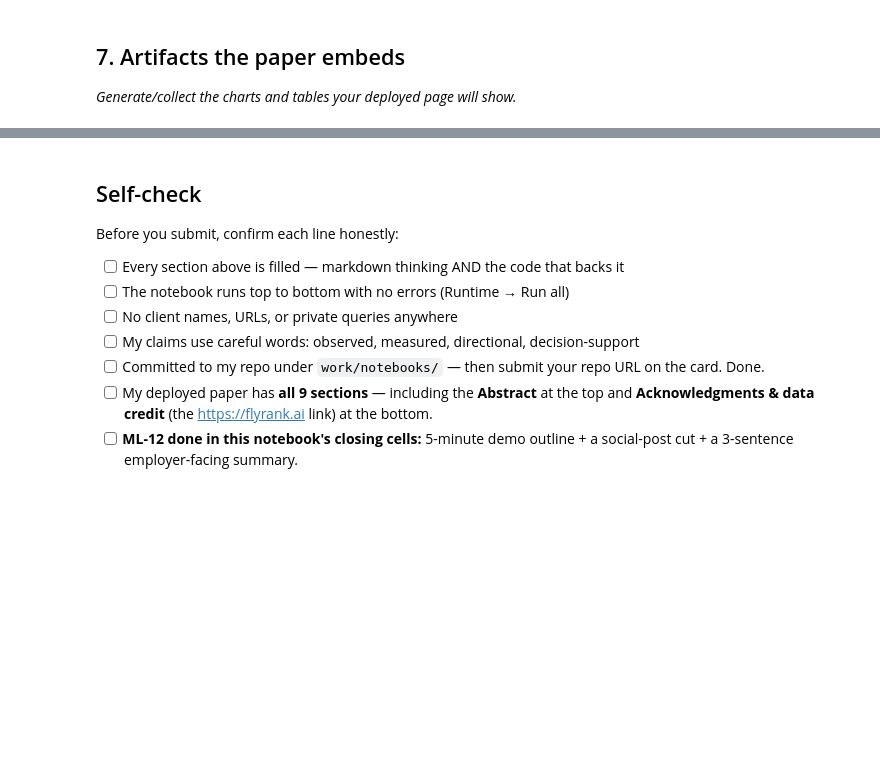
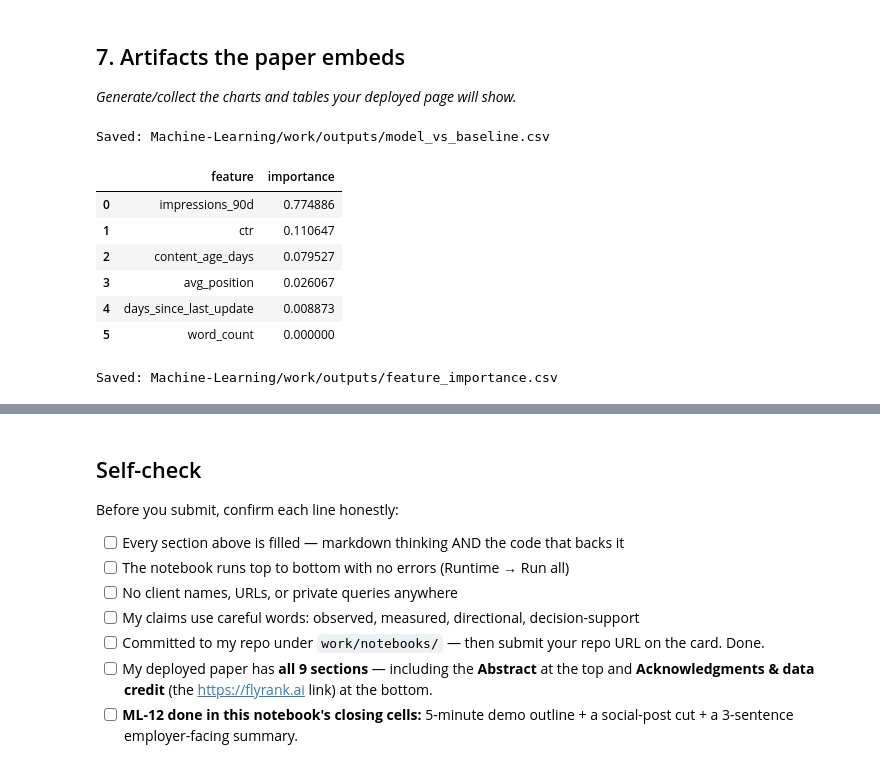
Before and after one commit to SriKeerthi16-b/Machine-Learning, a Jupyter notebook: work/notebooks/capstone.ipynb, the cells around one changed output, grey strips where cells are left out. Drawn from its saved outputs; the diff is of its cells as text; code cells hidden in the pictures; blank space fills up the shorter version.

```diff
--- a/work/notebooks/capstone.ipynb
+++ b/work/notebooks/capstone.ipynb
@@ -34,3 +471,64 @@ This skeleton is yours to fill. Work the sections **in order** — each one has
 ## 7. Artifacts the paper embeds
 
 *Generate/collect the charts and tables your deployed page will show.*
+# %%
+output_dir = os.path.join(
+    project_root,
+    "work",
+    "outputs"
+)
+
+os.makedirs(output_dir, exist_ok=True)
+
+# Save model vs baseline table
+results_path = os.path.join(
+    output_dir,
+    "model_vs_baseline.csv"
+)
+
+comparison.to_csv(
+    results_path,
+    index=False
+)
+
+print("Saved:", results_path)
+# %% [output]
+Saved: Machine-Learning/work/outputs/model_vs_baseline.csv
+# %%
+feature_importance = (
+    pd.Series(
+        model.feature_importances_,
+        index=feature_cols
+    )
+    .sort_values(ascending=False)
+)
+
+feature_importance_df = (
+    feature_importance
+    .rename("importance")
+    .reset_index()
+    .rename(columns={"index": "feature"})
+)
+
+display(feature_importance_df)
+
+importance_path = os.path.join(
+    output_dir,
+    "feature_importance.csv"
+)
+
+feature_importance_df.to_csv(
+    importance_path,
+    index=False
+)
+
+print("Saved:", importance_path)
+# %% [output]
+|  | feature | importance |
+| 0 | impressions_90d | 0.774886 |
+| 1 | ctr | 0.110647 |
+| 2 | content_age_days | 0.079527 |
+| 3 | avg_position | 0.026067 |
+| 4 | days_since_last_update | 0.008873 |
+| 5 | word_count | 0.000000 |
+Saved: Machine-Learning/work/outputs/feature_importance.csv
```
Also changed, not shown: parts of 13 cells of this notebook.
